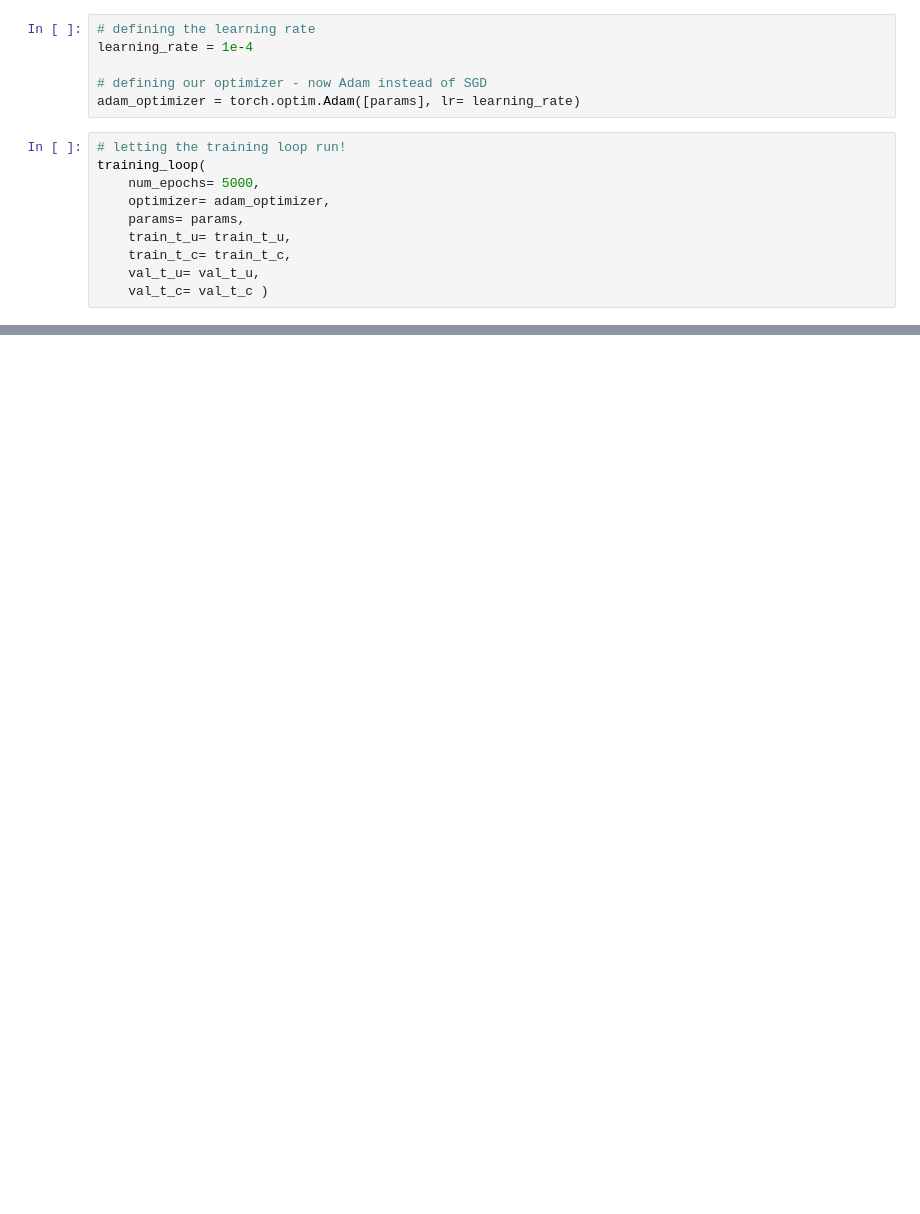
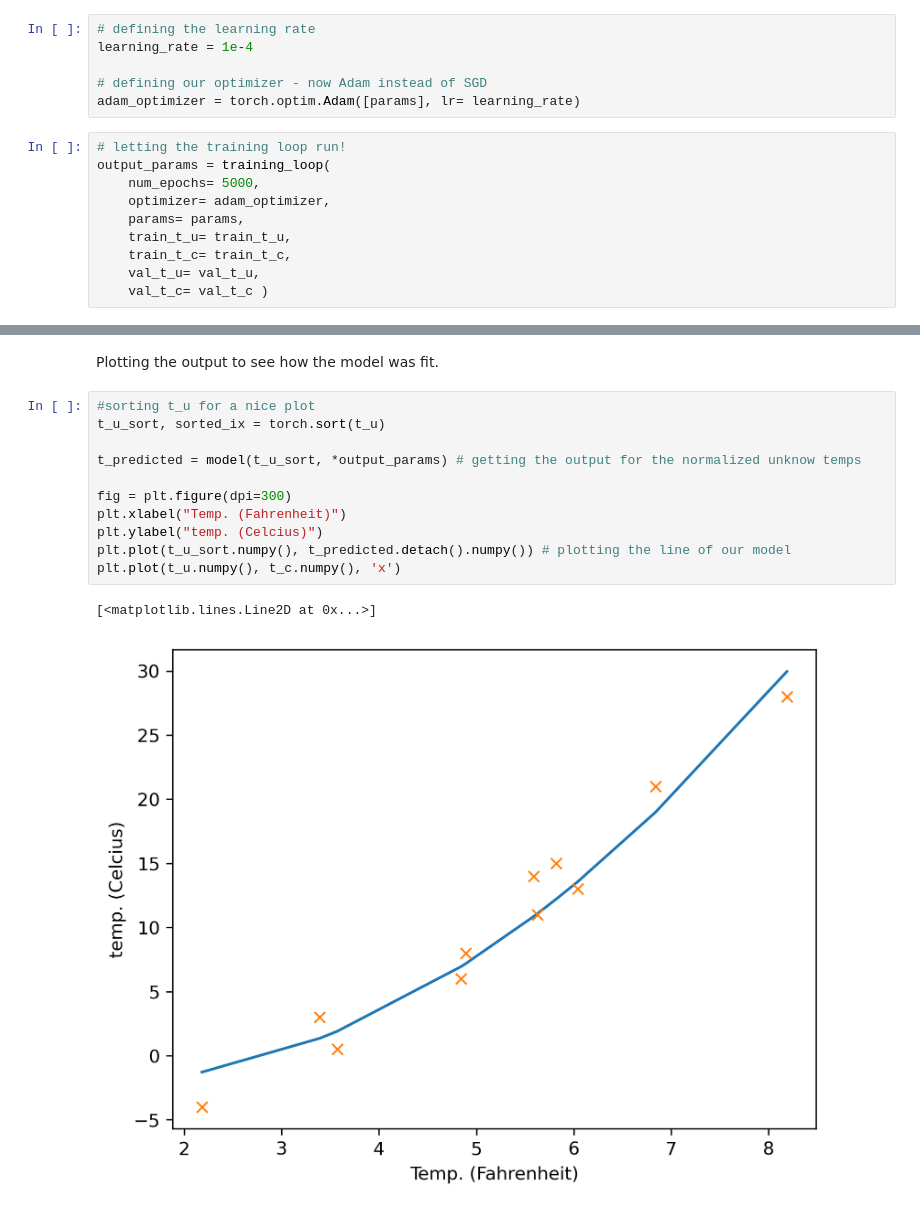
Before and after one commit to aarcThom/pytorch_learning, a Jupyter notebook: chap05/01_parameter_estimation.ipynb, the cells around one changed output, grey strips where cells are left out. Saved outputs shown, nothing was run; the diff lists cells and outputs as text; blank space fills up the shorter version.

```diff
--- a/chap05/01_parameter_estimation.ipynb
+++ b/chap05/01_parameter_estimation.ipynb
@@ -629,7 +629,7 @@ learning_rate = 1e-4
 adam_optimizer = torch.optim.Adam([params], lr= learning_rate)
 # %%
 # letting the training loop run!
-training_loop(
+output_params = training_loop(
     num_epochs= 5000,
     optimizer= adam_optimizer,
     params= params,
@@ -651,0 +651,16 @@ tensor([nan, nan, nan], requires_grad=True)
+# %% [markdown]
+Plotting the output to see how the model was fit.
+# %%
+#sorting t_u for a nice plot
+t_u_sort, sorted_ix = torch.sort(t_u)
+
+t_predicted = model(t_u_sort, *output_params) # getting the output for the normalized unknow temps
+
+fig = plt.figure(dpi=300)
+plt.xlabel("Temp. (Fahrenheit)")
+plt.ylabel("temp. (Celcius)")
+plt.plot(t_u_sort.numpy(), t_predicted.detach().numpy()) # plotting the line of our model
+plt.plot(t_u.numpy(), t_c.numpy(), 'x')
+# %% [output]
+[<matplotlib.lines.Line2D at 0x...>]
+[figure, added]
```
Also changed, not shown: parts of 9 cells of this notebook.
